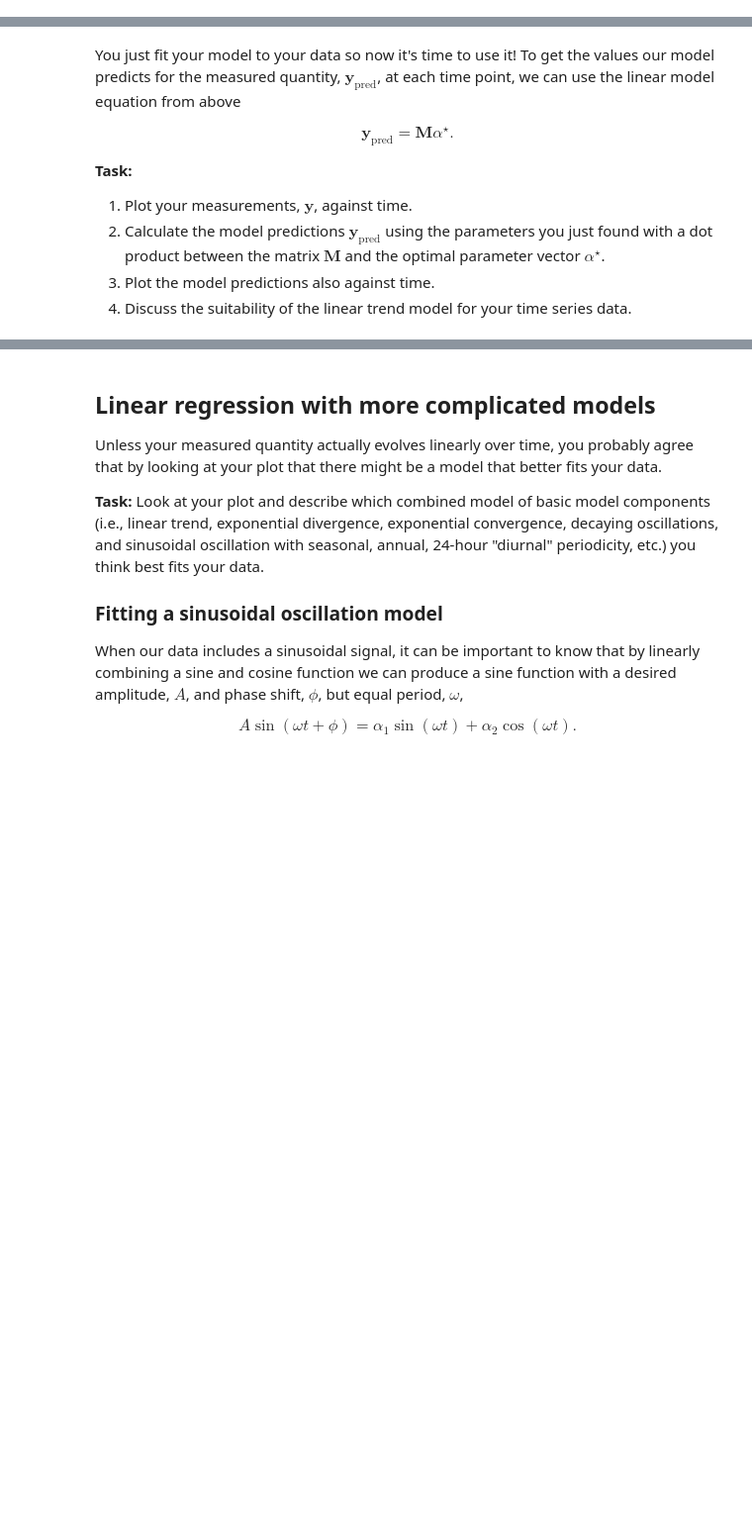
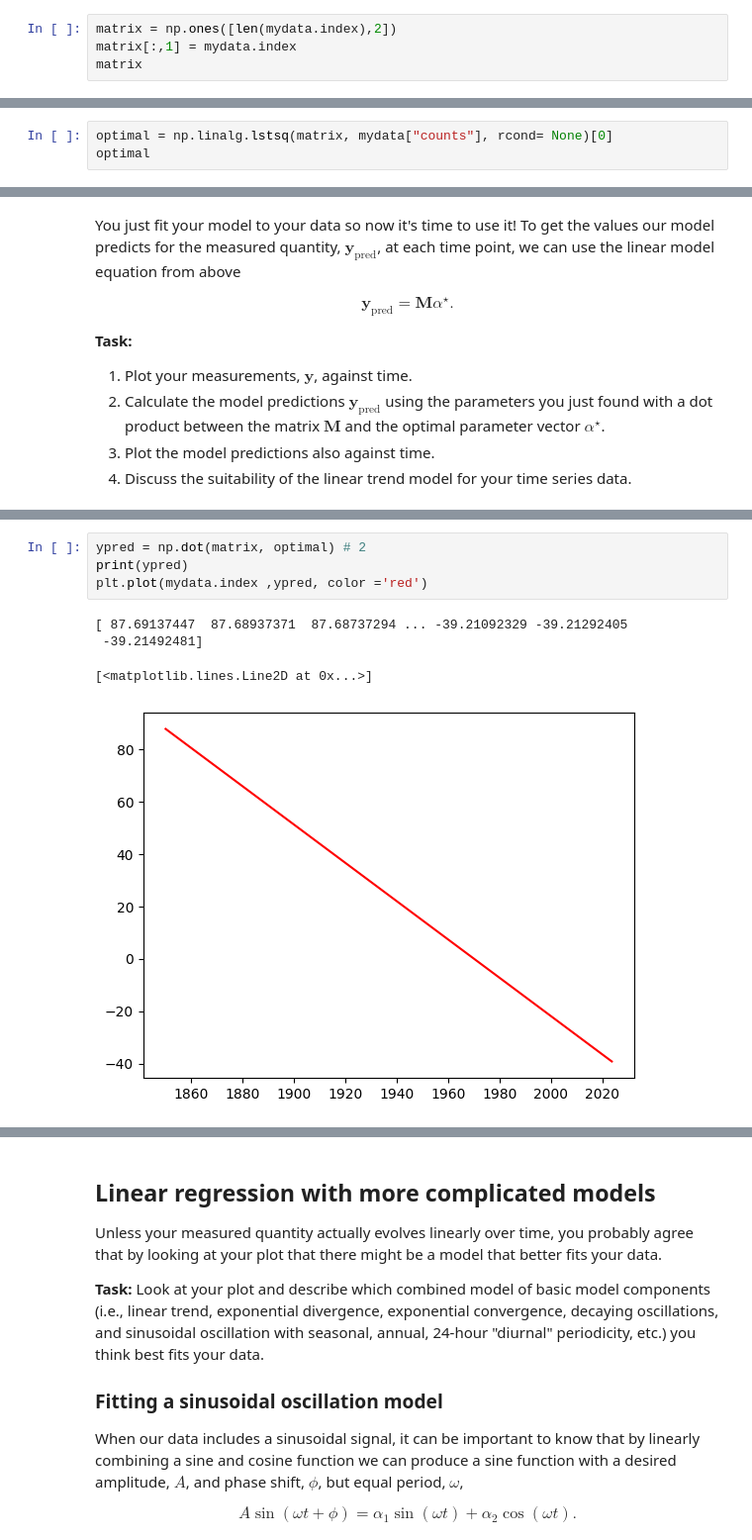
Before and after one commit to DanilGutak/Quantitative-analysis-of-time-series-and-population-data, a Jupyter notebook: exercise2.ipynb, the cells around one changed output, grey strips where cells are left out. Shown: that part at 99% size. Drawn from its saved outputs; the diff is of its cells as text; blank space fills up the shorter version.

```diff
--- a/exercise2.ipynb
+++ b/exercise2.ipynb
@@ -150,0 +160,4 @@ To create $\textbf{M}$ in numpy we need to know it's shape. As seen above the nu
+# %%
+matrix = np.ones([len(mydata.index),2])
+matrix[:,1] = mydata.index
+matrix
@@ -159,0 +179,3 @@ Fortunately, you don't have to manually write out this function because numpy ha
+# %%
+optimal = np.linalg.lstsq(matrix, mydata["counts"], rcond= None)[0]
+optimal
@@ -173,0 +201,9 @@ $$
+# %%
+ypred = np.dot(matrix, optimal) # 2
+print(ypred)
+plt.plot(mydata.index ,ypred, color ='red')
+# %% [output]
+[ 87.69137447  87.68937371  87.68737294 ... -39.21092329 -39.21292405
+ -39.21492481]
+[<matplotlib.lines.Line2D at 0x...>]
+[figure, added]
```
Also changed, not shown: parts of 14 cells of this notebook, 3 other files.
